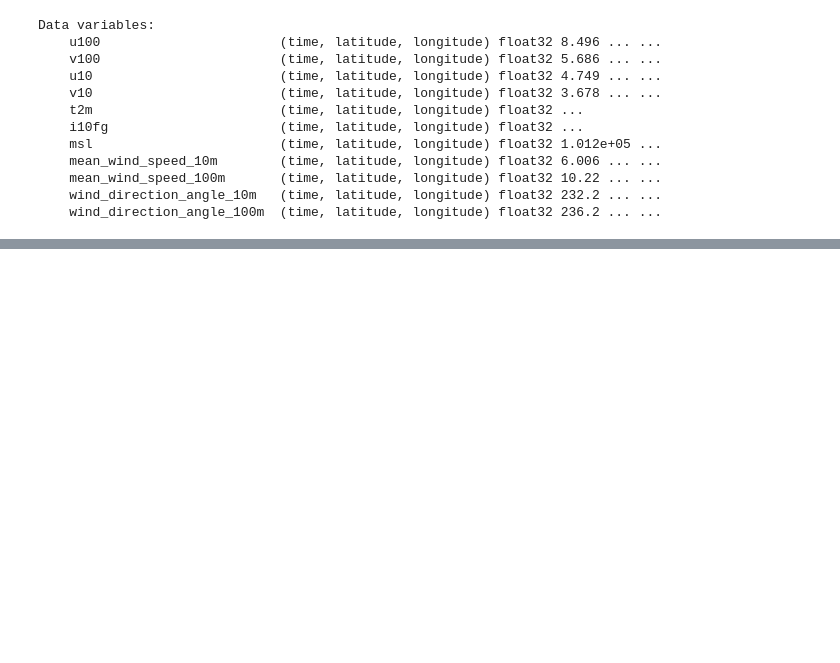
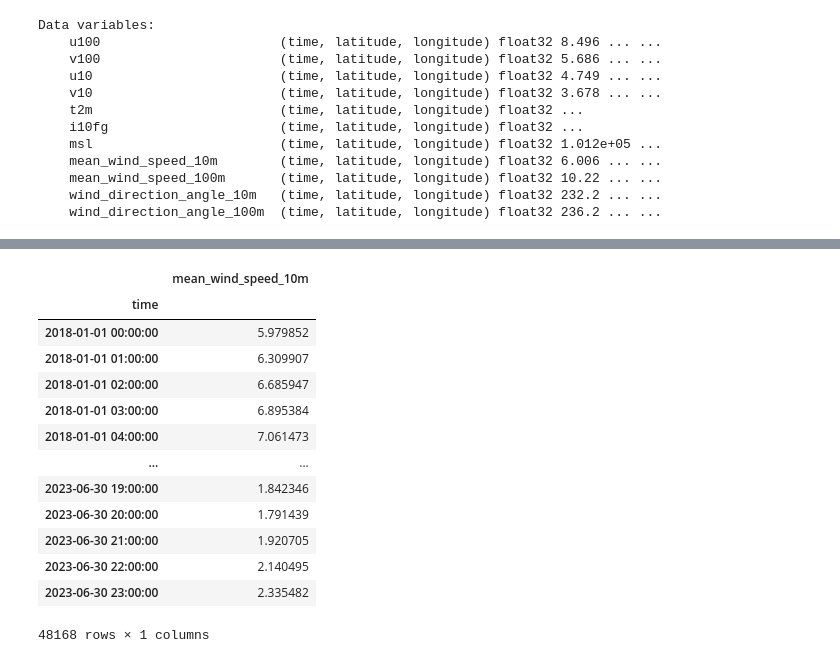
Before and after one commit to meteoviz/wind_power_forecasting_germany, a Jupyter notebook: notebooks/era5_datasets.ipynb, the cells around one changed output, grey strips where cells are left out. Cells and saved outputs as stored; diff of their text form; code cells hidden in the pictures; blank space fills up the shorter version.

```diff
--- a/notebooks/era5_datasets.ipynb
+++ b/notebooks/era5_datasets.ipynb
@@ -24,3 +24,6 @@ data_push_path = cwd_path.parent.joinpath('data_to_push')
 # Now only 30,642 after removing 3 turbines outside bounding box
 df_turbines = pd.read_pickle(data_push_path / 'df_turbines_knn_blades_haversine_elevation_utc_2.pkl')
 # df_turbines.info()
+# %%
+# Get unique grid points for masking the xarray dataset later
+used_grid_points = df_turbines['nearest_grid_point'].unique()
@@ -291,0 +280,16 @@ Data variables:
+# %%
+# a mask of False values (same truthiness as 0) with shape of lat and lon dimensions in ds (30,37)
+bool_mask = np.zeros((len(ds['latitude']), len(ds['longitude'])), dtype=bool)
+
+# Loop through unique coord pairs and get index where lat, lon match in xarray dataset
+for lat, lon in used_grid_points:
+    lat_idx = np.where(ds['latitude'] == lat)[0]
+    lon_idx = np.where(ds['longitude'] == lon)[0]
+    # Use broadcasting to insert True values into bool mask at True lat, lon indexes
+    bool_mask[lat_idx, lon_idx] = True
+
+# Create DataArray of the mask using same dims and coords as ds
+da_mask = xr.DataArray(bool_mask, coords=[ds['latitude'], ds['longitude']], dims=['latitude', 'longitude'])
+# %%
+# Mask the dataset
+ds_masked = ds.where(da_mask)
@@ -291,0 +339,17 @@ Data variables:
+# %%
+ds_masked['mean_wind_speed_10m'].mean(dim=['latitude', 'longitude']).to_dataframe()
+# %% [output]
+|  | mean_wind_speed_10m |
+| time |  |
+| 2018-01-01 00:00:00 | 5.979852 |
+| 2018-01-01 01:00:00 | 6.309907 |
+| 2018-01-01 02:00:00 | 6.685947 |
+| 2018-01-01 03:00:00 | 6.895384 |
+| 2018-01-01 04:00:00 | 7.061473 |
+| ... | ... |
+| 2023-06-30 19:00:00 | 1.842346 |
+| 2023-06-30 20:00:00 | 1.791439 |
+| 2023-06-30 21:00:00 | 1.920705 |
+| 2023-06-30 22:00:00 | 2.140495 |
+| 2023-06-30 23:00:00 | 2.335482 |
+48168 rows × 1 columns
```
Also changed, not shown: parts of 18 cells of this notebook, 2 other files.
